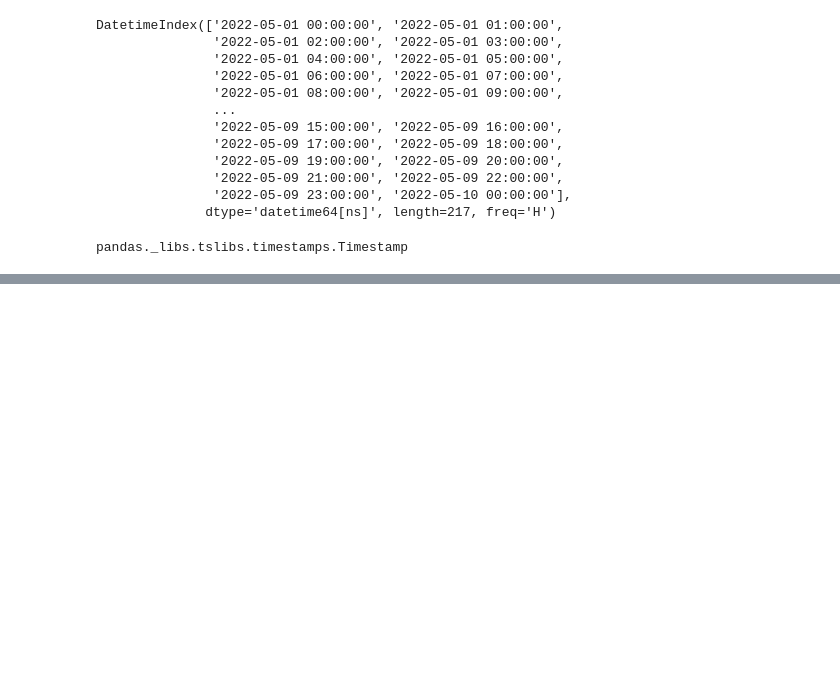
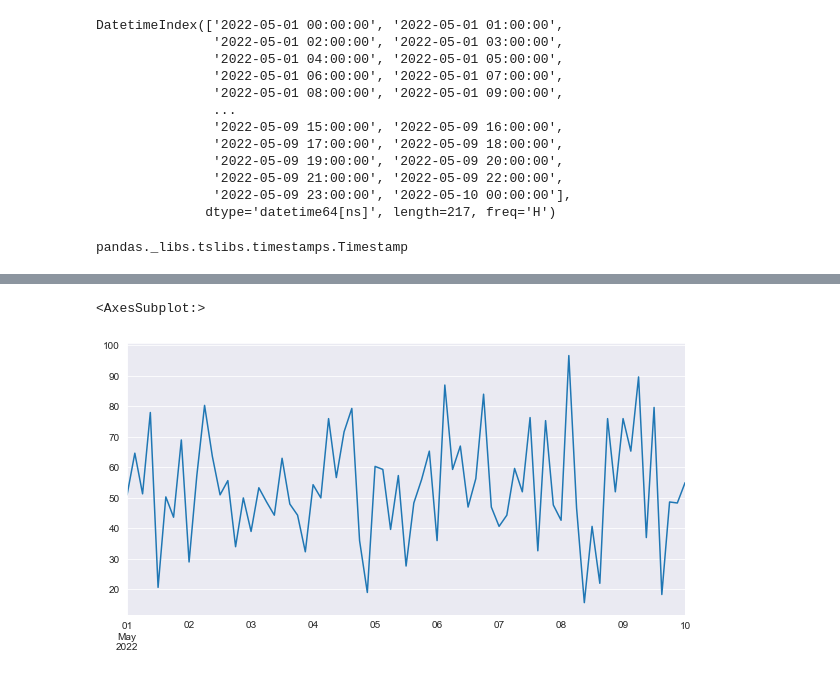
Before and after one commit to pbellot/FormationPANDAS, a Jupyter notebook: exercices.ipynb, the cells around one changed output, grey strips where cells are left out. Cells and saved outputs as stored; diff of their text form; code cells hidden in the pictures; blank space fills up the shorter version.

```diff
--- a/exercices.ipynb
+++ b/exercices.ipynb
@@ -55,0 +116,5 @@ df.plot()
+# %%
+df['valeur'].resample('3H').mean().plot(figsize=(10,5))
+# %% [output]
+<AxesSubplot:>
+[figure, added]
```
Also changed, not shown: parts of 29 cells of this notebook.
